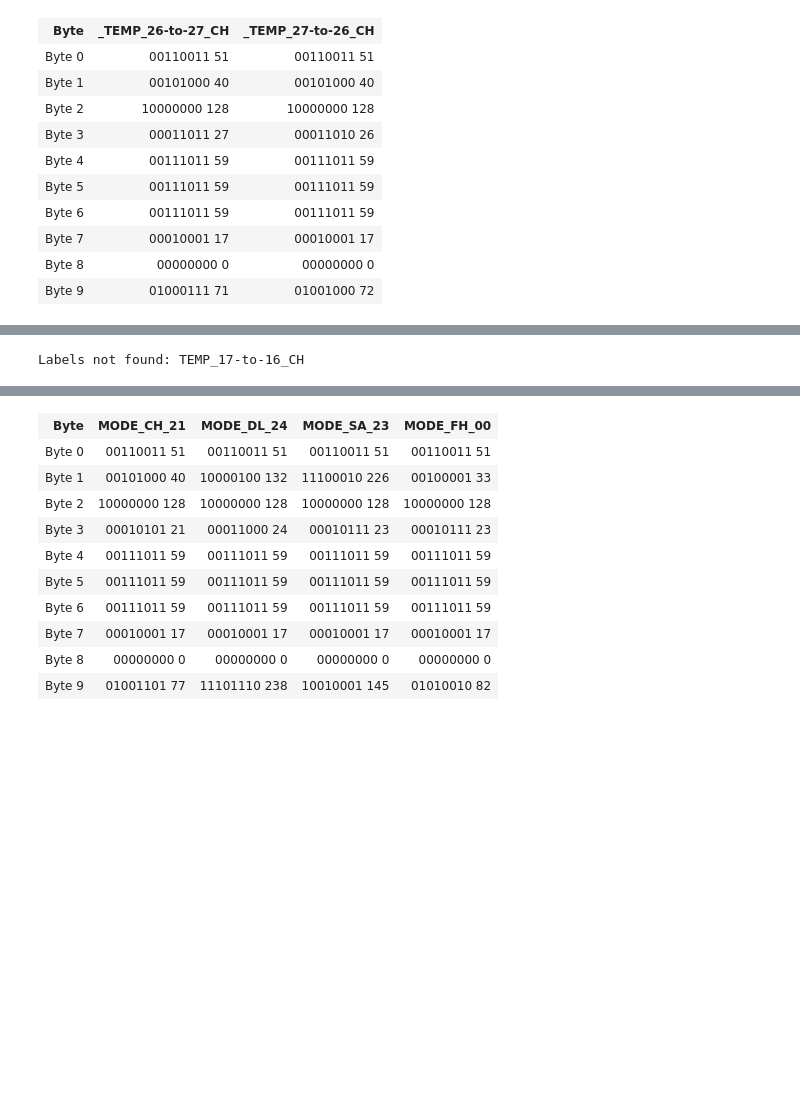
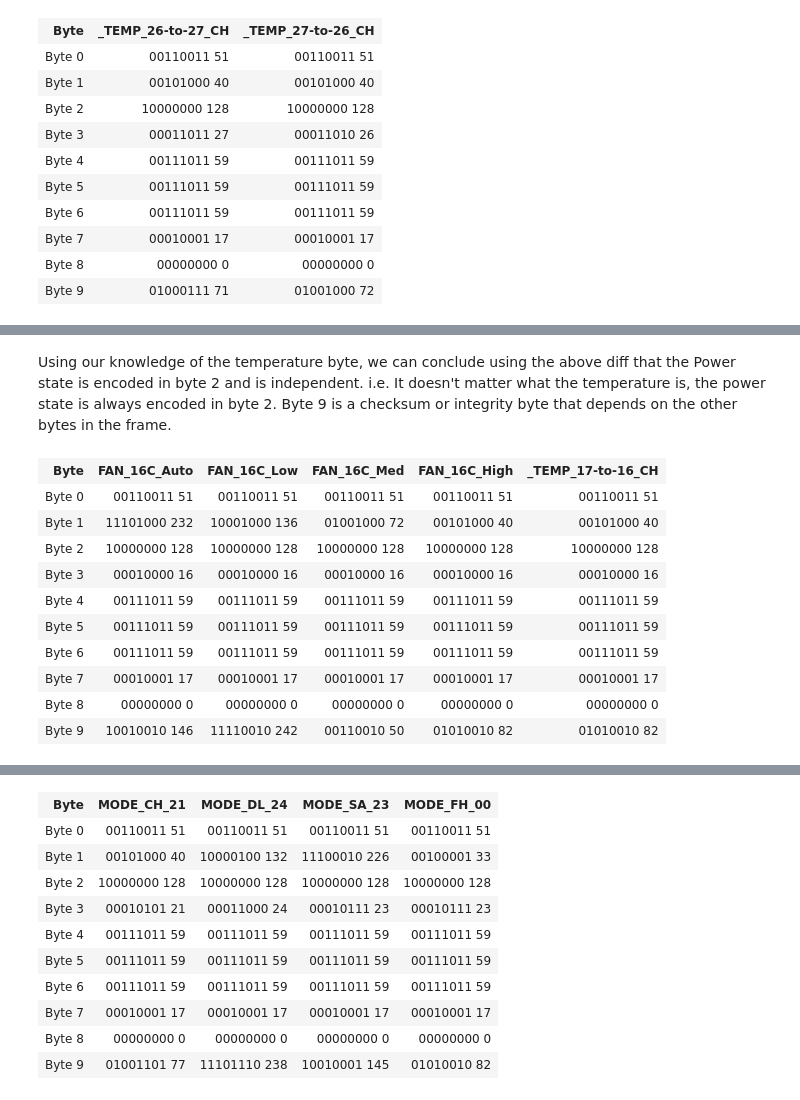
Before and after one commit to Shresht7/esphome-voltas-ac-climate-ir, a Jupyter notebook: protocol/analysis.ipynb, the cells around one changed output, grey strips where cells are left out. Drawn from its saved outputs; the diff is of its cells as text; code cells hidden in the pictures; blank space fills up the shorter version.

Commit message:
Add verbal descriptions for the diff findings

```diff
--- a/protocol/analysis.ipynb
+++ b/protocol/analysis.ipynb
@@ -466,12 +466,12 @@ pronto_codes[0]['byteval']
 # %% [output]
 [51, 40, 0, 24, 59, 59, 59, 17, 0, 202]
 # %%
-def get_code_by_label(label: str) -> dict | None:
+def get_code_by_label(label: str) -> dict:
     """Helper function to retrieve a pronto code by its label"""
     for code in pronto_codes:
         if code['label'] == label:
             return code
-    return None
+    raise KeyError(f"No Pronto code found with label: {label}")
 # %%
 from IPython.display import display, HTML
 # %%
@@ -614,4 +663,16 @@ Labels not found: PWR_OFF-28, PWR_ON-28
+# %% [markdown]
+Using our knowledge of the temperature byte, we can conclude using the above diff that the Power state is encoded in byte 2 and is independent. i.e. It doesn't matter what the temperature is, the power state is always encoded in byte 2. Byte 9 is a checksum or integrity byte that depends on the other bytes in the frame.
 # %%
-diff("FAN_16C_Auto", "FAN_16C_Low", "FAN_16C_Med", "FAN_16C_High", "TEMP_17-to-16_CH")
+diff("FAN_16C_Auto", "FAN_16C_Low", "FAN_16C_Med", "FAN_16C_High", "_TEMP_17-to-16_CH")
 # %% [output]
-Labels not found: TEMP_17-to-16_CH
+| Byte | FAN_16C_Auto | FAN_16C_Low | FAN_16C_Med | FAN_16C_High | _TEMP_17-to-16_CH |
+| Byte 0 | 00110011 51 | 00110011 51 | 00110011 51 | 00110011 51 | 00110011 51 |
+| Byte 1 | 11101000 232 | 10001000 136 | 01001000 72 | 00101000 40 | 00101000 40 |
+| Byte 2 | 10000000 128 | 10000000 128 | 10000000 128 | 10000000 128 | 10000000 128 |
+| Byte 3 | 00010000 16 | 00010000 16 | 00010000 16 | 00010000 16 | 00010000 16 |
+| Byte 4 | 00111011 59 | 00111011 59 | 00111011 59 | 00111011 59 | 00111011 59 |
+| Byte 5 | 00111011 59 | 00111011 59 | 00111011 59 | 00111011 59 | 00111011 59 |
+| Byte 6 | 00111011 59 | 00111011 59 | 00111011 59 | 00111011 59 | 00111011 59 |
+| Byte 7 | 00010001 17 | 00010001 17 | 00010001 17 | 00010001 17 | 00010001 17 |
+| Byte 8 | 00000000 0 | 00000000 0 | 00000000 0 | 00000000 0 | 00000000 0 |
+| Byte 9 | 10010010 146 | 11110010 242 | 00110010 50 | 01010010 82 | 01010010 82 |
```
Also changed, not shown: parts of 16 cells of this notebook.
